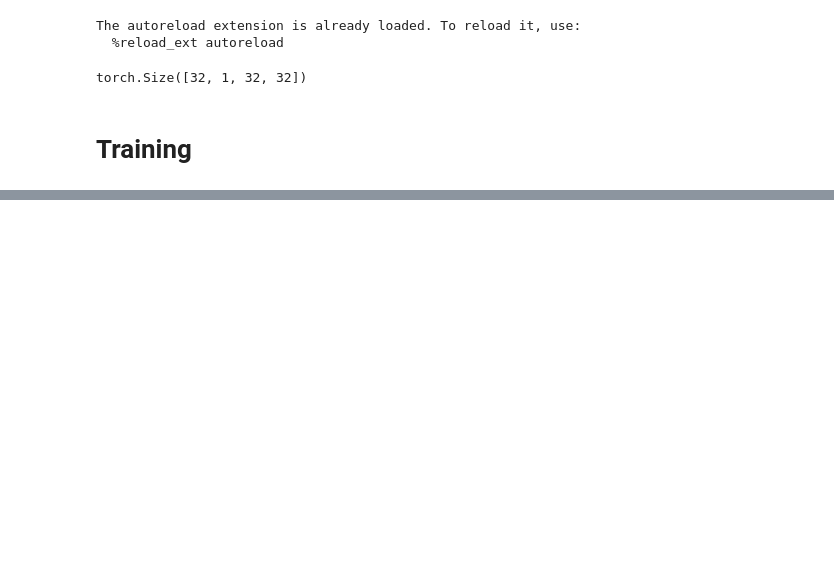
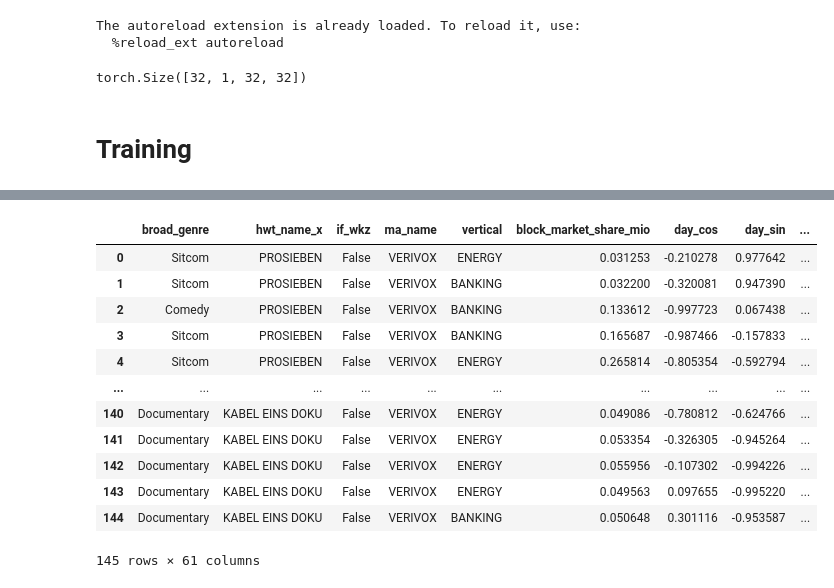
Before and after one commit to ShevchenkoRostyslav/ComputerVision_PyTorch, a Jupyter notebook: examples/LeNet5.ipynb, the cells around one changed output, grey strips where cells are left out. Saved outputs shown, nothing was run; the diff lists cells and outputs as text; code cells hidden in the pictures; blank space fills up the shorter version.

```diff
--- a/examples/LeNet5.ipynb
+++ b/examples/LeNet5.ipynb
@@ -106,0 +177,26 @@ model, optimizer, (train_losses, valid_losses) = train(model, criterion, optimiz
+# %%
+df_prediction_15 = pd.read_csv('~/Downloads/data-15.csv')
+df_prediction_15 = df_prediction_15[(df_prediction_15.ma_name == 'VERIVOX') & (df_prediction_15.vertical.isin(['ENERGY', 'BANKING']))]
+df_prediction_15['t_blockanfangszeit'] = pd.to_datetime(df_prediction_15['t_blockanfangszeit'])
+df_prediction_15['Zeit'] = pd.to_datetime(df_prediction_15['t_blockanfangszeit'])
+df_prediction_15["Datum"] = pd.to_datetime(df_prediction_15['t_blockanfangszeit']).dt.strftime('%d.%m.%Y')
+df_prediction_15['Produkt/Vertical'] = df_prediction_15.vertical.apply(lambda x: "BANKING" if x == 'BANKING' else 'STROM')
+
+df_prediction_15["gfk_nr"] = df_prediction_15['gfk_nr'].astype(int).astype(str).apply(lambda x: x.zfill(8))
+df_prediction_15["WB-Nr.(8)"] = df_prediction_15['gfk_nr'].apply(lambda x: x[0:2] + '.' + x[2:4] + '.' + x[4:6] + '.' + x[6:8])
+# %%
+df_prediction_15.merge(leftovers[leftovers['_merge'] == 'left_only'], left_on=["WB-Nr.(8)", 'Datum', 'hwt_name', 'Produkt/Vertical', 't_spotlaenge'], right_on=["WB-Nr.(8)", 'Datum', 'Sender', 'Produkt/Vertical', 'Sek.'],how="inner")
+# %% [output]
+|  | broad_genre | hwt_name_x | if_wkz | ma_name | vertical | block_market_share_mio | day_cos | day_sin | ... |
+| 0 | Sitcom | PROSIEBEN | False | VERIVOX | ENERGY | 0.031253 | -0.210278 | 0.977642 | ... |
+| 1 | Sitcom | PROSIEBEN | False | VERIVOX | BANKING | 0.032200 | -0.320081 | 0.947390 | ... |
+| 2 | Comedy | PROSIEBEN | False | VERIVOX | BANKING | 0.133612 | -0.997723 | 0.067438 | ... |
+| 3 | Sitcom | PROSIEBEN | False | VERIVOX | BANKING | 0.165687 | -0.987466 | -0.157833 | ... |
+| 4 | Sitcom | PROSIEBEN | False | VERIVOX | ENERGY | 0.265814 | -0.805354 | -0.592794 | ... |
+| ... | ... | ... | ... | ... | ... | ... | ... | ... | ... |
+| 140 | Documentary | KABEL EINS DOKU | False | VERIVOX | ENERGY | 0.049086 | -0.780812 | -0.624766 | ... |
+| 141 | Documentary | KABEL EINS DOKU | False | VERIVOX | ENERGY | 0.053354 | -0.326305 | -0.945264 | ... |
+| 142 | Documentary | KABEL EINS DOKU | False | VERIVOX | ENERGY | 0.055956 | -0.107302 | -0.994226 | ... |
+| 143 | Documentary | KABEL EINS DOKU | False | VERIVOX | ENERGY | 0.049563 | 0.097655 | -0.995220 | ... |
+| 144 | Documentary | KABEL EINS DOKU | False | VERIVOX | BANKING | 0.050648 | 0.301116 | -0.953587 | ... |
+145 rows × 61 columns
```
Also changed, not shown: parts of 22 cells of this notebook, 2 other files.
